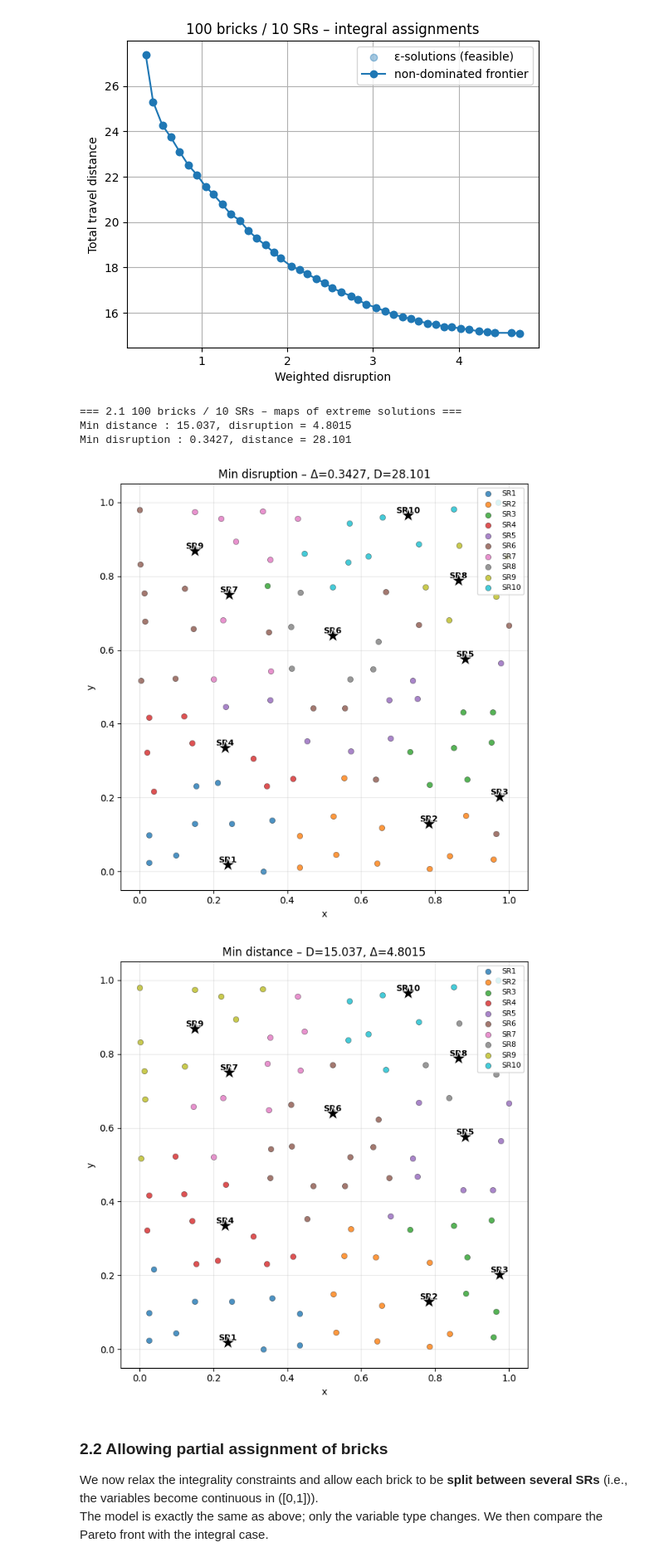
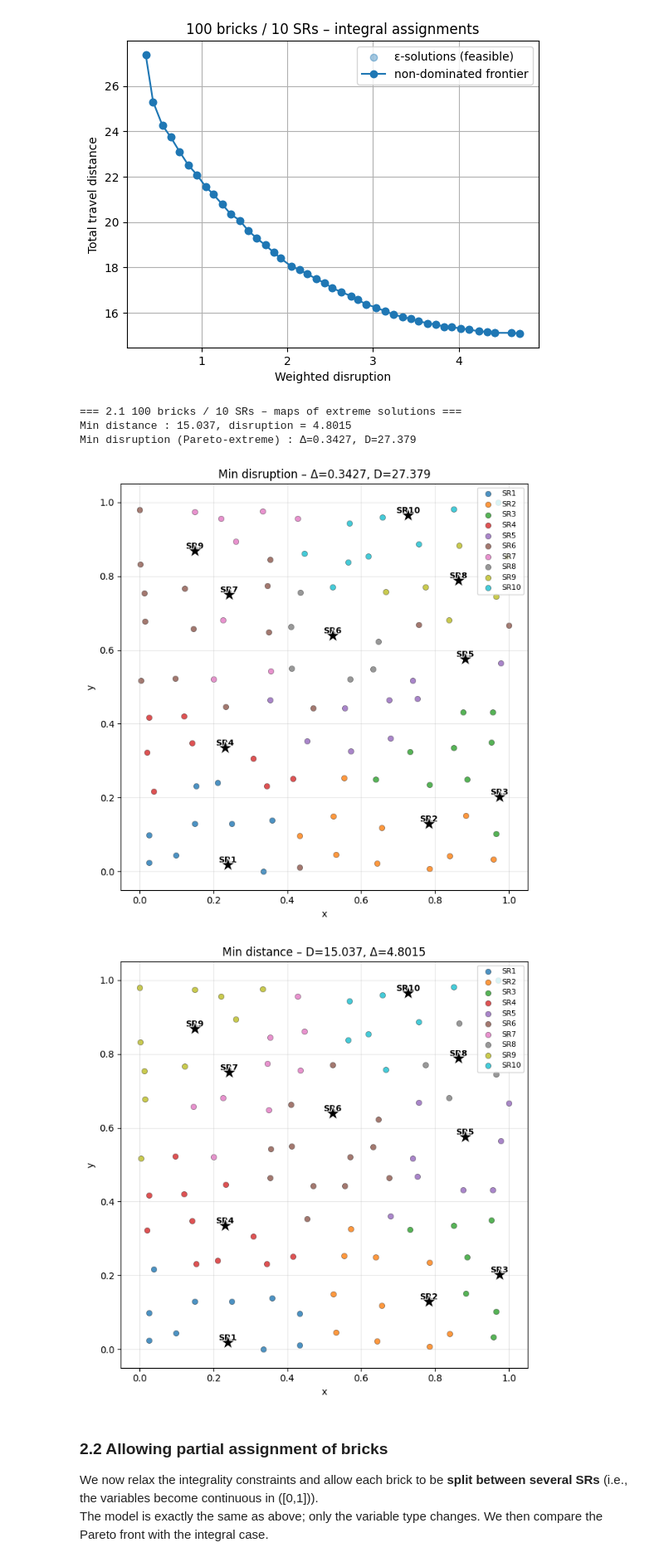
Before and after one commit to MathysBgh/Pfizer_Project, a Jupyter notebook: Pfizer_Step2.ipynb, the cells around one changed output. Shown at 83% size. Cells and saved outputs as stored; diff of their text form; code cells hidden in the pictures.

```diff
--- a/Pfizer_Step2.ipynb
+++ b/Pfizer_Step2.ipynb
@@ -375,39 +375,54 @@ assign_distance = extract_assignment(x_dist, Sales, Bricks)
 
 print(f"Min distance : {distance_min:.3f}, disruption = {disruption_at_distance_min:.4f}")
 
-# (B) Min disruption solution
+# (B) Min disruption solution on the Pareto frontier:
+#     first find the minimal disruption, then among those
+#     solutions choose the one with minimal distance.
+
+# 1) Find minimal disruption value
+m_disr0, _, _, disr_expr_disr0 = build_assignment_model(vtype=GRB.BINARY)
+m_disr0.setObjective(disr_expr_disr0, GRB.MINIMIZE)
+m_disr0.optimize()
+if m_disr0.status != GRB.OPTIMAL:
+    raise RuntimeError("Disruption-only model infeasible.")
+
+disr_min = disr_expr_disr0.getValue()
+
+# 2) Now minimize distance subject to disruption <= disr_min
 m_disr, x_disr, dist_expr_disr, disr_expr_disr = build_assignment_model(vtype=GRB.BINARY)
-m_disr.setObjective(disr_expr_disr, GRB.MINIMIZE)
+m_disr.addConstr(disr_expr_disr <= disr_min + 1e-6, name="fix_min_disruption")
+m_disr.setObjective(dist_expr_disr, GRB.MINIMIZE)
 m_disr.optimize()
 if m_disr.status != GRB.OPTIMAL:
-    raise RuntimeError("Disruption-only model infeasible.")
+    raise RuntimeError("Min-distance-at-min-disruption model infeasible.")
 
 disruption_min = disr_expr_disr.getValue()
 distance_at_disruption_min = dist_expr_disr.getValue()
 assign_disruption = extract_assignment(x_disr, Sales, Bricks)
 
-print(f"Min disruption : {disruption_min:.4f}, distance = {distance_at_disruption_min:.3f}")
+print(f"Min disruption (Pareto-extreme) : Δ={disruption_min:.4f}, D={distance_at_disruption_min:.3f}")
+
 
 # (C) Plot maps only (no Pareto frontier here)
 
 plot_assignment_map(
     title=f"Min disruption – Δ={disruption_min:.4f}, D={distance_at_disruption_min:.3f}",
     assignment=assign_disruption,
     coords=coords,
     office_indices=office_indices,
 )
 
 plot_assignment_map(
     title=f"Min distance – D={distance_min:.3f}, Δ={disruption_at_distance_min:.4f}",
     assignment=assign_distance,
     coords=coords,
     office_indices=office_indices,
 )
 # %% [output]
 === 2.1 100 bricks / 10 SRs – maps of extreme solutions ===
 Min distance : 15.037, disruption = 4.8015
-Min disruption : 0.3427, distance = 28.101
+Min disruption (Pareto-extreme) : Δ=0.3427, D=27.379
-[figure, old version]
+[figure, new version]
 [figure]
 # %% [markdown]
 
```
Also changed, not shown: parts of 6 cells of this notebook, 2 other files.
